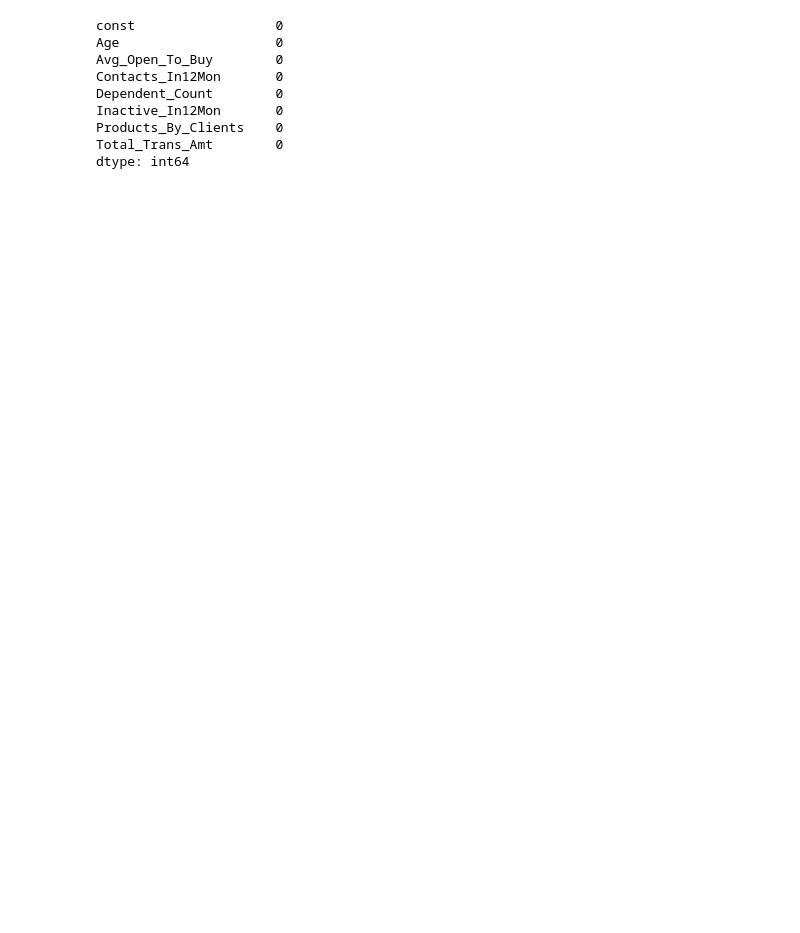
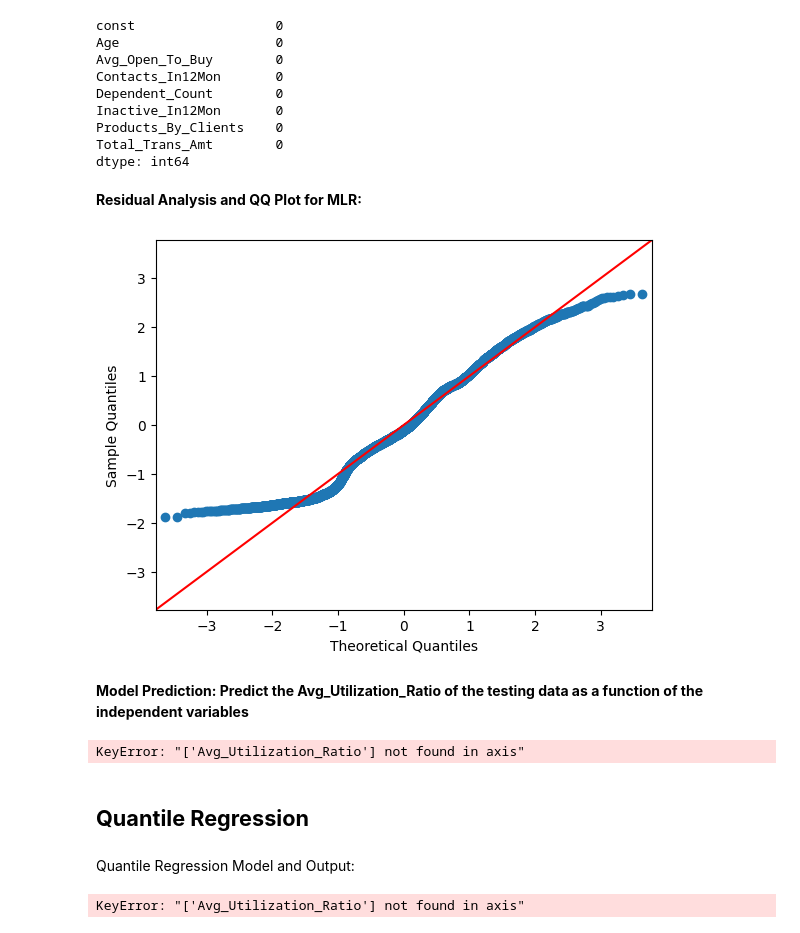
Before and after one commit to marcus-wuertz/Client-Presentation-3, a Jupyter notebook: Presentation_Three.ipynb, the cells around one changed output. Drawn from its saved outputs; the diff is of its cells as text; code cells hidden in the pictures; blank space fills up the shorter version.

```diff
--- a/Presentation_Three.ipynb
+++ b/Presentation_Three.ipynb
@@ -319,3 +321,45 @@ Inactive_In12Mon       0
 Products_By_Clients    0
 Total_Trans_Amt        0
 dtype: int64
+# %% [markdown]
+**Residual Analysis and QQ Plot for MLR:**
+# %%
+import scipy.stats as stats
+
+# Residual for mlr
+res_mlr = mlr_model.resid
+fig = sm.qqplot(res_mlr, stats.t, fit = True, line = '45')
+plt.show()
+# %% [output]
+[figure, added]
+# %% [markdown]
+**Model Prediction: Predict the Avg_Utilization_Ratio of the testing data as a function of the independent variables**
+# %%
+# Add constant to the testing data
+testX = sm.add_constant(testX)
+
+# Predict for multiple linear regression
+mlr_pred = mlr_model.predict(testX.drop(columns=['Avg_Utilization_Ratio']))
+# %% [output]
+KeyError: "['Avg_Utilization_Ratio'] not found in axis"
+# %% [markdown]
+## **Quantile Regression**
+# %% [markdown]
+Quantile Regression Model and Output:
+# %%
+import statsmodels.api as sm
+import statsmodels.formula.api as smf
+
+#add dependent variable back in to train x for quantile regression
+# Define the formula correctly
+trainXqr = trainX.drop(columns = ["Avg_Utilization_Ratio"])
+
+reg_formula = 'Avg_Utilization_Ratio ~ ' + '+'.join(trainXqr.columns)
+
+# Build the quantile regression model
+quant_reg = smf.quantreg(reg_formula, trainX).fit(q=0.5)
+
+# Print results
+print(quant_reg.summary())
+# %% [output]
+KeyError: "['Avg_Utilization_Ratio'] not found in axis"
```
Also changed, not shown: parts of 8 cells of this notebook.
